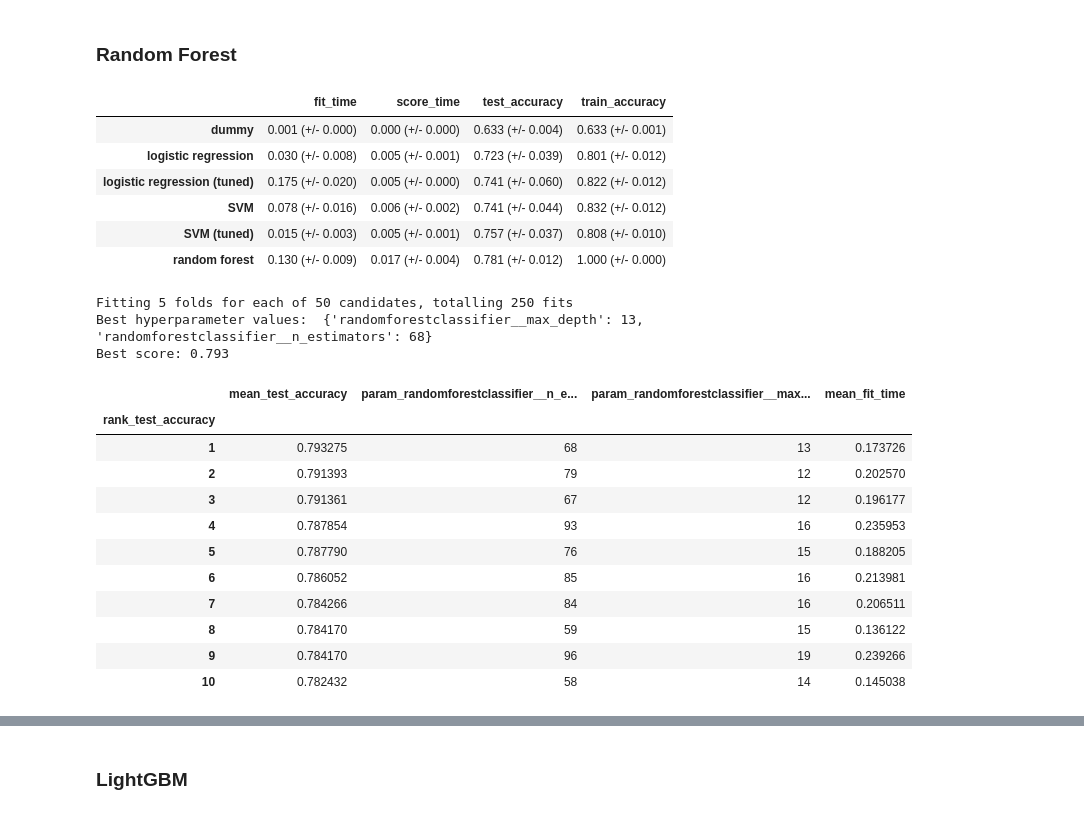
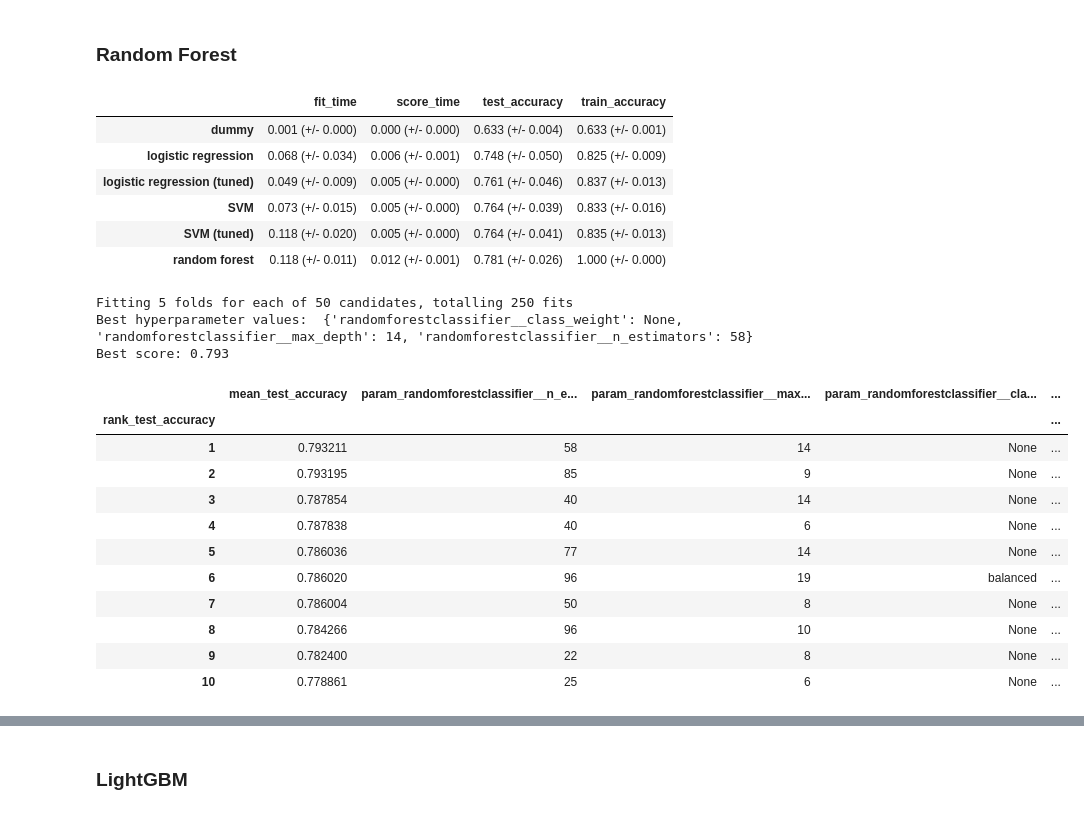
Before and after one commit to Capstone-Project-JYSF/Allard, a Jupyter notebook: models/ensembles.ipynb, the cells around one changed output, grey strips where cells are left out. Drawn from its saved outputs; the diff is of its cells as text; code cells hidden in the pictures.

```diff
--- a/models/ensembles.ipynb
+++ b/models/ensembles.ipynb
@@ -324,7 +349,7 @@ pd.DataFrame(results).T
 from sklearn import svm
 
 pipe_svm = make_pipeline(
-    preprocessor, svm.LinearSVC(class_weight="balanced", max_iter=10000, random_state=123)
+    preprocessor, svm.LinearSVC(max_iter=30000, random_state=123)
 )
 
 results["SVM"] = mean_std_cross_val_scores(
@@ -342,8 +367,9 @@ pd.DataFrame(results).T
 # Linear SVC hyperparameter optimization
 
 param_grid_svm = {
-    "linearsvc__C": loguniform(1e-4, 1),
-    "linearsvc__multi_class": ["ovr","crammer_singer"]
+    "linearsvc__C": loguniform(1e-4, 1e1),
+    "linearsvc__multi_class": ["ovr","crammer_singer"],
+    "linearsvc__class_weight": ["balanced", None]
 }
 
 random_search_svm = RandomizedSearchCV(
@@ -368,6 +394,7 @@ tuning_results_svm = pd.DataFrame(random_search_svm.cv_results_)[
         "mean_test_accuracy",
         "param_linearsvc__C",
         "param_linearsvc__multi_class",
+        "param_linearsvc__class_weight",
         "mean_fit_time",
         "rank_test_accuracy"
     ]
@@ -410,0 +438,19 @@ pd.DataFrame(results).T
+# %%
+# eli5 feature importance weights for lr
+categorical_feature_names = (
+    random_search_svm.best_estimator_
+    .named_steps["columntransformer"]
+    .named_transformers_["onehotencoder"]
+    .get_feature_names_out(categorical_features)
+    .tolist()
+)
+
+feature_names = (
+    categorical_feature_names + passthrough_feats + numeric_features + ordinal_features
+)
+
+best_svm.fit(X_train, y_train)
+
+eli5.explain_weights(
+    best_svm.named_steps["linearsvc"], feature_names=feature_names
+)
@@ -416,7 +465,7 @@ pd.DataFrame(results).T
 from sklearn.ensemble import RandomForestClassifier
 
 pipe_rf = make_pipeline(
-    preprocessor, RandomForestClassifier(class_weight="balanced", random_state=123)
+    preprocessor, RandomForestClassifier(random_state=123)
 )
 
 results["random forest"] = mean_std_cross_val_scores(
@@ -427,62 +476,64 @@ pd.DataFrame(results).T
 # %% [output]
 |  | fit_time | score_time | test_accuracy | train_accuracy |
 | dummy | 0.001 (+/- 0.000) | 0.000 (+/- 0.000) | 0.633 (+/- 0.004) | 0.633 (+/- 0.001) |
-| logistic regression | 0.030 (+/- 0.008) | 0.005 (+/- 0.001) | 0.723 (+/- 0.039) | 0.801 (+/- 0.012) |
-| logistic regression (tuned) | 0.175 (+/- 0.020) | 0.005 (+/- 0.000) | 0.741 (+/- 0.060) | 0.822 (+/- 0.012) |
-| SVM | 0.078 (+/- 0.016) | 0.006 (+/- 0.002) | 0.741 (+/- 0.044) | 0.832 (+/- 0.012) |
-| SVM (tuned) | 0.015 (+/- 0.003) | 0.005 (+/- 0.001) | 0.757 (+/- 0.037) | 0.808 (+/- 0.010) |
-| random forest | 0.130 (+/- 0.009) | 0.017 (+/- 0.004) | 0.781 (+/- 0.012) | 1.000 (+/- 0.000) |
+| logistic regression | 0.068 (+/- 0.034) | 0.006 (+/- 0.001) | 0.748 (+/- 0.050) | 0.825 (+/- 0.009) |
+| logistic regression (tuned) | 0.049 (+/- 0.009) | 0.005 (+/- 0.000) | 0.761 (+/- 0.046) | 0.837 (+/- 0.013) |
+| SVM | 0.073 (+/- 0.015) | 0.005 (+/- 0.000) | 0.764 (+/- 0.039) | 0.833 (+/- 0.016) |
+| SVM (tuned) | 0.118 (+/- 0.020) | 0.005 (+/- 0.000) | 0.764 (+/- 0.041) | 0.835 (+/- 0.013) |
+| random forest | 0.118 (+/- 0.011) | 0.012 (+/- 0.001) | 0.781 (+/- 0.026) | 1.000 (+/- 0.000) |
 # %%
 # Random forest hyperparameter optimization
 param_grid_rf = {
     "randomforestclassifier__n_estimators": randint(low=10, high=100),
     "randomforestclassifier__max_depth": randint(low=2, high=20),
+    "randomforestclassifier__class_weight": ["balanced", None]
 }
 
 random_search_rf = RandomizedSearchCV(
     pipe_rf,
     param_grid_rf,
     n_iter=50,
     verbose=1,
     n_jobs=-1,
     scoring=scoring_metric,
     refit='accuracy',
     random_state=123,
     return_train_score=True,
 )
 
 random_search_rf.fit(X_train, y_train)
 
 print("Best hyperparameter values: ", random_search_rf.best_params_)
 print("Best score: %0.3f" % (random_search_rf.best_score_))
 
 tuning_results_rf = pd.DataFrame(random_search_rf.cv_results_)[
     [
         "mean_test_accuracy",
         "param_randomforestclassifier__n_estimators",
         "param_randomforestclassifier__max_depth",
+        "param_randomforestclassifier__class_weight",
         "mean_fit_time",
         "rank_test_accuracy"
     ]
 ].set_index("rank_test_accuracy").sort_index()[:10]
 
 tuning_results_rf
 # %% [output]
 Fitting 5 folds for each of 50 candidates, totalling 250 fits
-Best hyperparameter values:  {'randomforestclassifier__max_depth': 13, 'randomforestclassifier__n_estimators': 68}
+Best hyperparameter values:  {'randomforestclassifier__class_weight': None, 'randomforestclassifier__max_depth': 14, 'randomforestclassifier__n_estimators': 58}
 Best score: 0.793
-|  | mean_test_accuracy | param_randomforestclassifier__n_e... | param_randomforestclassifier__max... | mean_fit_time |
-| rank_test_accuracy |  |  |  |  |
-| 1 | 0.793275 | 68 | 13 | 0.173726 |
-| 2 | 0.791393 | 79 | 12 | 0.202570 |
-| 3 | 0.791361 | 67 | 12 | 0.196177 |
-| 4 | 0.787854 | 93 | 16 | 0.235953 |
-| 5 | 0.787790 | 76 | 15 | 0.188205 |
-| 6 | 0.786052 | 85 | 16 | 0.213981 |
-| 7 | 0.784266 | 84 | 16 | 0.206511 |
-| 8 | 0.784170 | 59 | 15 | 0.136122 |
-| 9 | 0.784170 | 96 | 19 | 0.239266 |
-| 10 | 0.782432 | 58 | 14 | 0.145038 |
+|  | mean_test_accuracy | param_randomforestclassifier__n_e... | param_randomforestclassifier__max... | param_randomforestclassifier__cla... | ... |
+| rank_test_accuracy |  |  |  |  | ... |
+| 1 | 0.793211 | 58 | 14 | None | ... |
+| 2 | 0.793195 | 85 | 9 | None | ... |
+| 3 | 0.787854 | 40 | 14 | None | ... |
+| 4 | 0.787838 | 40 | 6 | None | ... |
+| 5 | 0.786036 | 77 | 14 | None | ... |
+| 6 | 0.786020 | 96 | 19 | balanced | ... |
+| 7 | 0.786004 | 50 | 8 | None | ... |
+| 8 | 0.784266 | 96 | 10 | None | ... |
+| 9 | 0.782400 | 22 | 8 | None | ... |
+| 10 | 0.778861 | 25 | 6 | None | ... |
 # %%
 # Best random forest model
 best_rf = random_search_rf.best_estimator_
```
Also changed, not shown: parts of 31 cells of this notebook, 1 other file.
